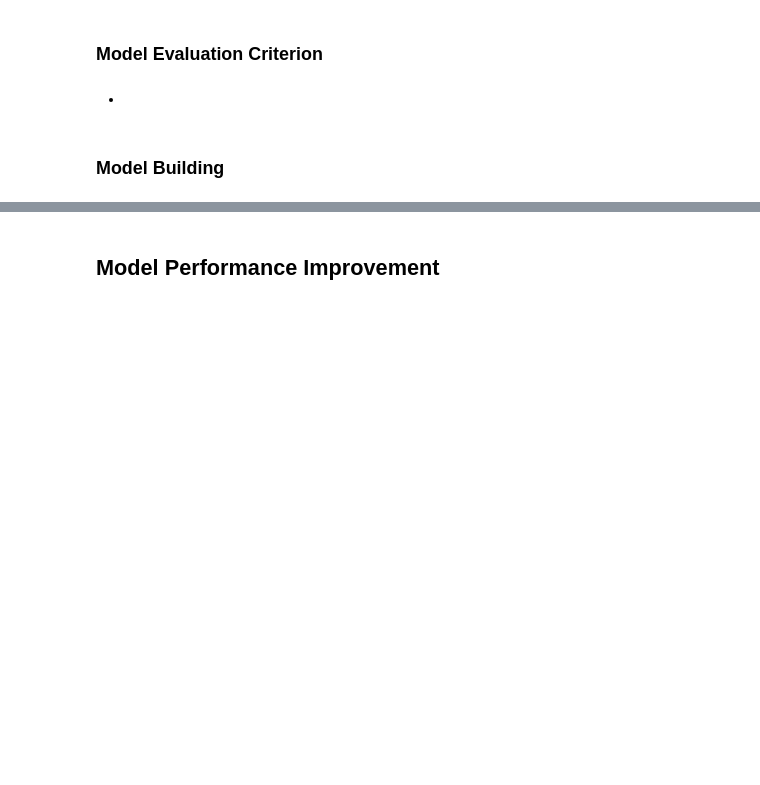
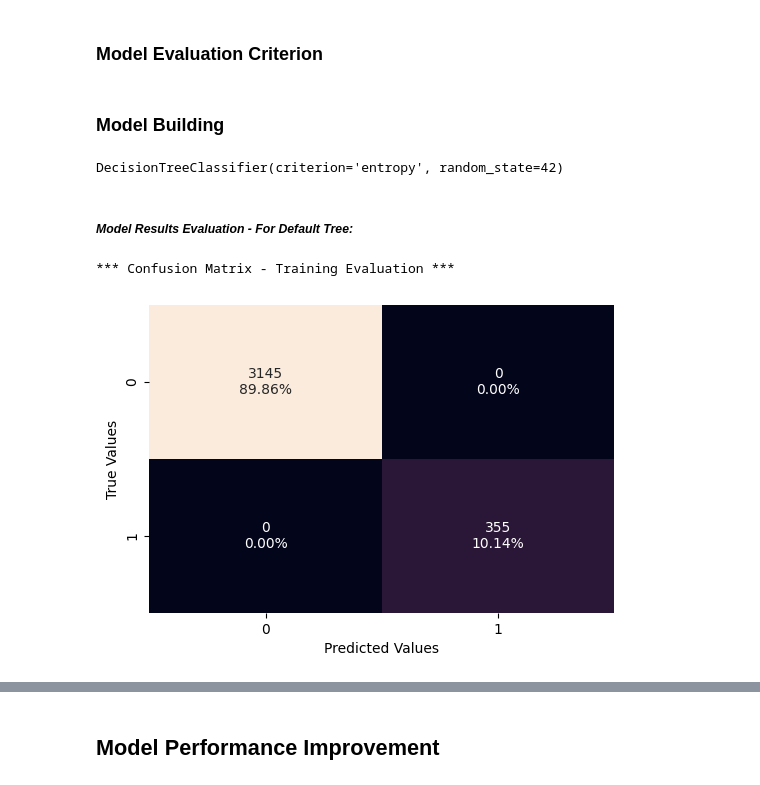
Before and after one commit to Celsius1313/AdvancedAnalyticsML01, a Jupyter notebook: ML_Project_Loan_Prediction_Celsio_Cosme.ipynb, the cells around one changed output, grey strips where cells are left out. Drawn from its saved outputs; the diff is of its cells as text; code cells hidden in the pictures; blank space fills up the shorter version.

```diff
--- a/ML_Project_Loan_Prediction_Celsio_Cosme.ipynb
+++ b/ML_Project_Loan_Prediction_Celsio_Cosme.ipynb
@@ -416,0 +484,24 @@ sns.countplot(df, x="Education", stat="percent", hue="Personal_Loan");
+# %%
+# Defining the Independent Variables (X) and the Target Variable (y):
+X = df.drop(["Personal_Loan", "Experience"], axis=1) # ===> We are removing the "Experience" variable from the independent variable because their almost perfect correlation with "Age".
+y = df["Personal_Loan"]
+y = y.astype(int)
+
+# Zip Code and Education conversion by Hot-Encoding Technique, to use them in the prediction model
+X_dummies = pd.get_dummies(X, columns=["ZIPCode", "Family"], drop_first=True, dtype=float)
+
+# Splitting the data into the training and test set
+X_train, X_test, y_train, y_test = train_test_split(
+    X_dummies,
+    y,
+    test_size= .3,
+    random_state=13
+)
+
+# Checking the Train and Test dataset splitting
+print("Training set (With Independent Variable) ===>", X_train.shape[0], "registers.")
+print("Test set (With Independent Variable) ===>", X_test.shape[0], "registers.", end="\n\n")
+print("*** Target Variable - Training set distribuition '%' ***")
+print(round(y_train.value_counts(normalize=True)*100, 2), "\n\n")
+print("*** Target Variable - Testing set distribuition '%' ***")
+print(round(y_test.value_counts(normalize=True)*100, 2))
@@ -418,5 +525,3 @@ sns.countplot(df, x="Education", stat="percent", hue="Personal_Loan");
 ## Model Building
 # %% [markdown]
 ### Model Evaluation Criterion
-# %% [markdown]
-*
@@ -423,2 +621,22 @@ sns.countplot(df, x="Education", stat="percent", hue="Personal_Loan");
 # %% [markdown]
 ### Model Building
+# %%
+# creating an instance of the decision tree model
+dtree_default = DecisionTreeClassifier(
+    criterion="entropy",
+    splitter="best",
+    random_state=42
+    )
+
+# Fitting the model
+dtree_default.fit(X_train, y_train)
+# %% [output]
+DecisionTreeClassifier(criterion='entropy', random_state=42)
+# %% [markdown]
+##### *Model Results Evaluation - For Default Tree:*
+# %%
+print("*** Confusion Matrix - Training Evaluation ***")
+confusion_matrix_func(dtree_default, X_train, y_train)
+# %% [output]
+*** Confusion Matrix - Training Evaluation ***
+[figure, added]
```
Also changed, not shown: parts of 57 cells of this notebook.
